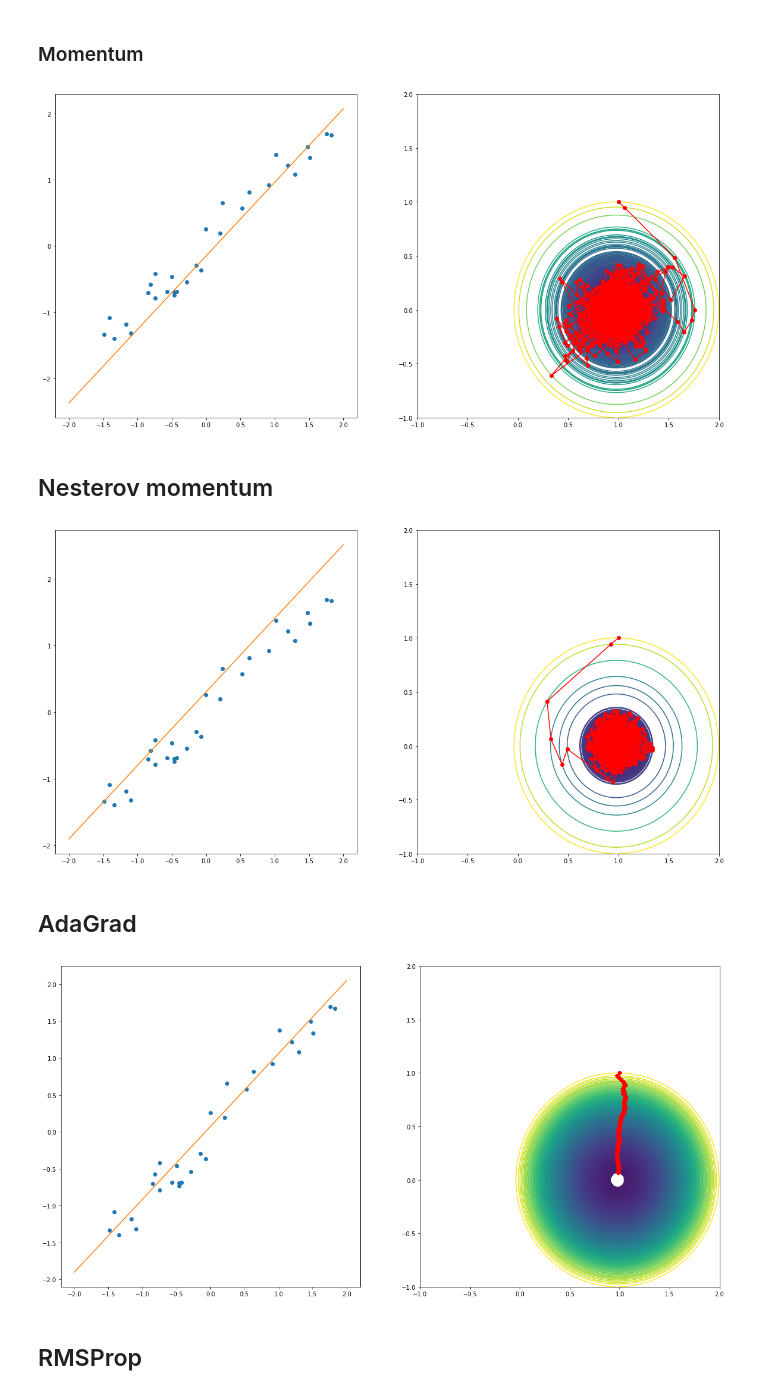
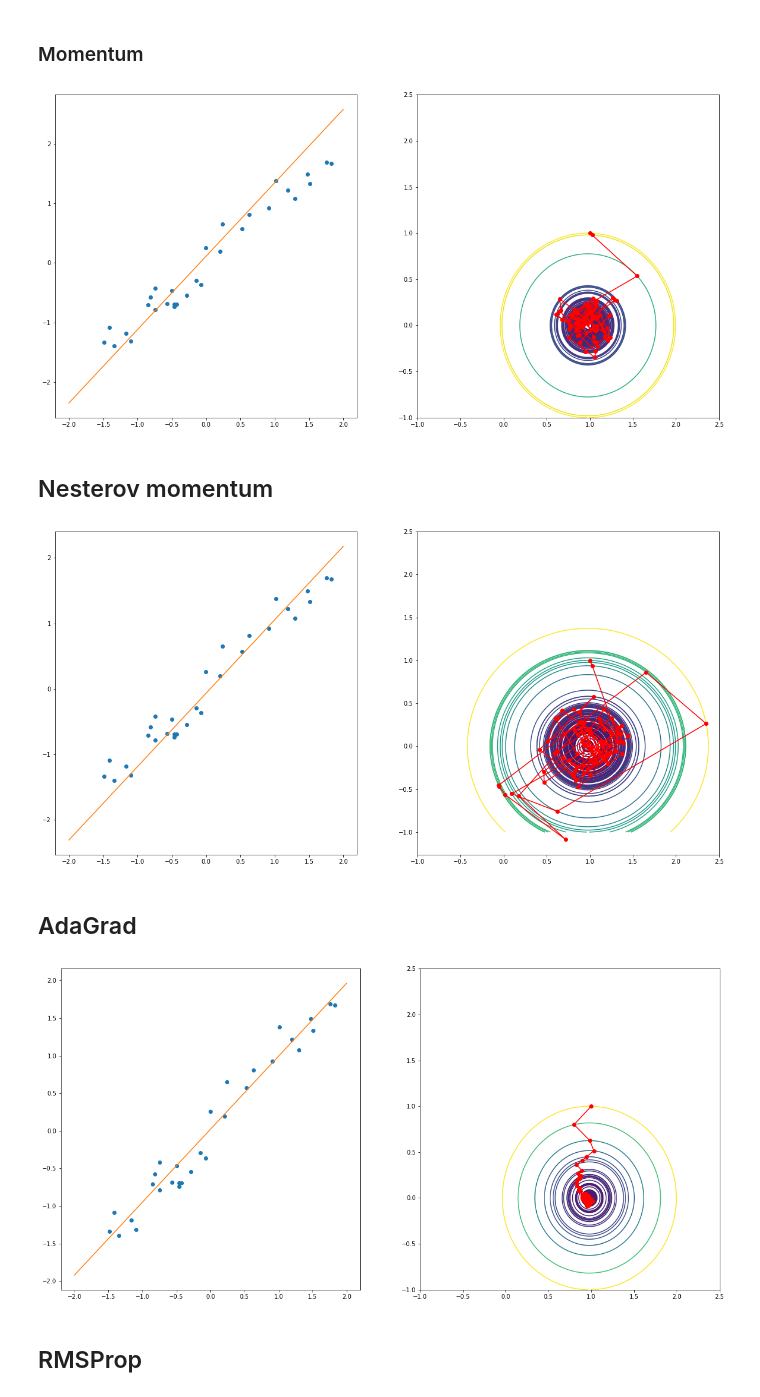
Before and after one commit to dzahbarov/opt-methods, a Jupyter notebook: lab2/lab2.ipynb, the cells around one changed output. Saved outputs shown, nothing was run; the diff lists cells and outputs as text; code cells hidden in the pictures.

```diff
--- a/lab2/lab2.ipynb
+++ b/lab2/lab2.ipynb
@@ -246,14 +122,0 @@ def stoch_grad(x):
-# %%
-def sgd(f, lr, start, lr_strategy=exp_lr, epoch=20):
-    x = start
-    points = np.zeros((epoch, 2))
-    points[0] = x
-    for i in range(1, epoch):
-        x = x - lr_strategy(i, lr) * np.array(stoch_grad(x))
-        points[i] = x
-
-    return points
-
-
-points = sgd(f, 0.025, start=[1, 1], epoch=1000)
-draw_normalized(points)
@@ -261,0 +123,6 @@ draw_normalized(points)
+# %%
+def f_normalized(x, idxs):
+    res = 0
+    for i in idxs:
+        res += (x[0] * normalized_exp[i] + x[1] - normalized_salary[i]) ** 2
+    return res
@@ -264,15 +143,14 @@ draw_normalized(points)
 # %% [markdown]
 ### Momentum
 # %%
-def sgd_with_momentum(f, b, lr, start, lr_strategy=exp_lr, epoch=20):
+def sgd_with_momentum(f, b, lr, start, lr_strategy=exp_lr, epoch=20, batch=1):
     x = start
     points = np.zeros((epoch, 2))
     prev_gr = np.array([0, 0])
     points[0] = x
     for i in range(1, epoch):
-        new_grad = np.array(stoch_grad(x))
+        new_grad = np.array(minibatch_grad(f, x, batch))
         new_step = b * prev_gr + lr_strategy(i, lr) * new_grad
-
         x = x - new_step
         prev_gr = new_grad
         points[i] = x
@@ -280,20 +158,20 @@ def sgd_with_momentum(f, b, lr, start, lr_strategy=exp_lr, epoch=20):
     return points
 
 
-points = sgd_with_momentum(f, b=0.2, lr=0.025, start=[1, 1], epoch=1000)
+points = sgd_with_momentum(f_normalized, b=0.2, lr=0.01, lr_strategy=const_lr, start=[1, 1], epoch=100)
 draw_normalized(points)
 # %% [output]
-[figure, old version]
+[figure, new version]
 # %% [markdown]
 ## Nesterov momentum
 # %%
-def sgd_with_nesterov_momentum(f, b, lr, start, lr_strategy=exp_lr, epoch=20):
+def sgd_with_nesterov_momentum(f, b, lr, start, lr_strategy=exp_lr, epoch=20, batch=1):
     x = start
     points = np.zeros((epoch, 2))
     prev_gr = np.array([0, 0])
     points[0] = x
     for i in range(1, epoch):
-        new_grad = np.array(stoch_grad(x - b * prev_gr))
+        new_grad = np.array(minibatch_grad(f, x - b * prev_gr, batch))
         new_step = b * prev_gr + lr_strategy(i, lr) * new_grad
 
         x = x - new_step
@@ -303,31 +181,31 @@ def sgd_with_nesterov_momentum(f, b, lr, start, lr_strategy=exp_lr, epoch=20):
     return points
 
 
-points = sgd_with_nesterov_momentum(f, b=0.2, lr=0.025, start=[1, 1], epoch=1000)
+points = sgd_with_nesterov_momentum(f_normalized, b=0.3, lr=0.025, start=[1, 1], epoch=100)
 draw_normalized(points)
 # %% [output]
-[figure, old version]
+[figure, new version]
 # %% [markdown]
 ## AdaGrad
 # %%
-def adagrad(f, lr, start, lr_strategy=exp_lr, epoch=20):
+def adagrad(f, lr, start, lr_strategy=exp_lr, epoch=20, batch=1):
     x = start
     s = np.array([0, 0])
     points = np.zeros((epoch, 2))
     points[0] = x
     for i in range(1, epoch):
-        gr = np.array(stoch_grad(x))
+        gr = np.array(minibatch_grad(f, x, batch))
         s = s + np.power(gr, 2)
         x = x - lr_strategy(i, lr) / np.sqrt(s) * gr
         points[i] = x
 
     return points
 
 
-points = adagrad(f, lr=0.025, lr_strategy=const_lr, start=[1, 1], epoch=1000)
+points = adagrad(f_normalized, lr=0.2, lr_strategy=const_lr, start=[1, 1], epoch=100)
 draw_normalized(points)
 # %% [output]
-[figure, old version]
+[figure, new version]
 # %% [markdown]
 ## RMSProp
 # %%
```
Also changed, not shown: parts of 29 cells of this notebook.
